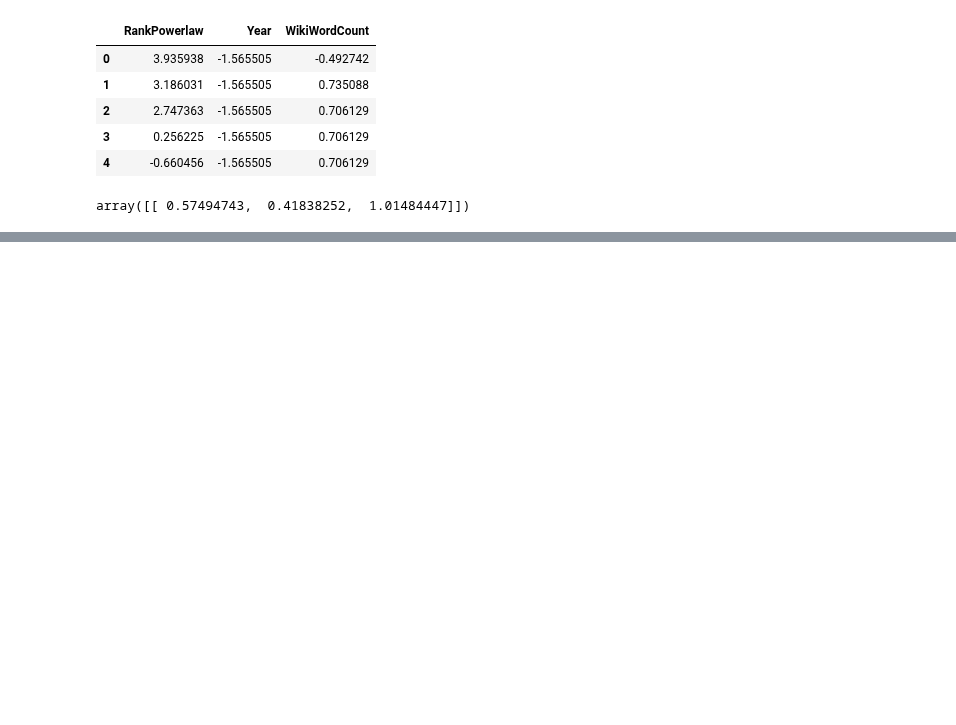
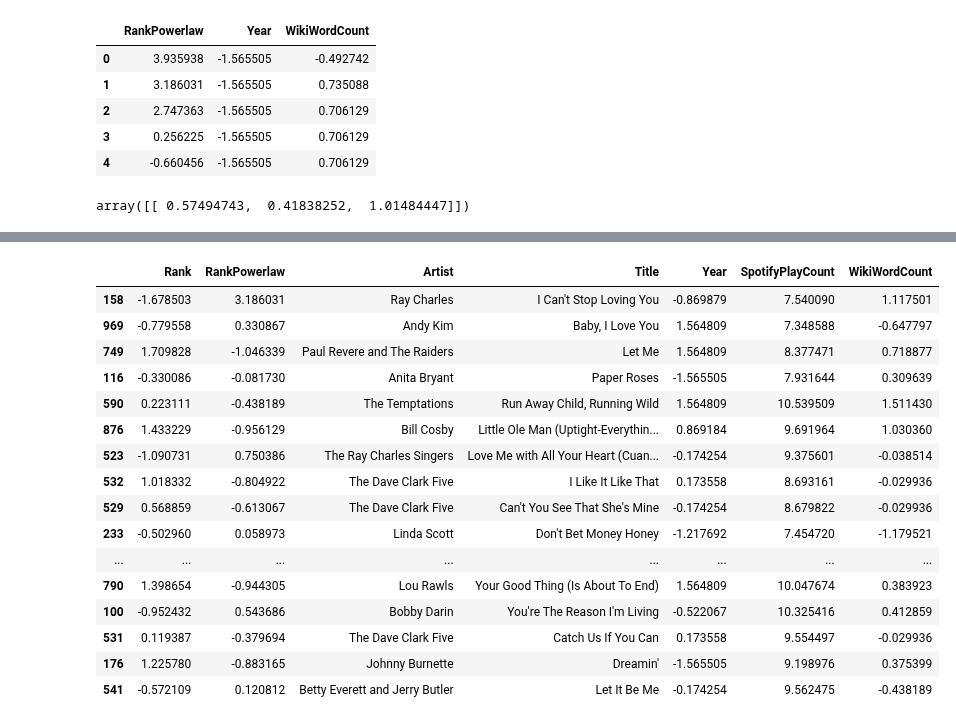
Before and after one commit to caitaozhan/CSE519-Homework-Project, a Jupyter notebook: TheProject/src/music_Caitao_new.ipynb, the cells around one changed output, grey strips where cells are left out. Drawn from its saved outputs; the diff is of its cells as text; code cells hidden in the pictures; blank space fills up the shorter version.

Commit message:
20 best and 20 worst.

```diff
--- a/TheProject/src/music_Caitao_new.ipynb
+++ b/TheProject/src/music_Caitao_new.ipynb
@@ -322,0 +347,22 @@ array([[ 0.57494743,  0.41838252,  1.01484447]])
+# %%
+worst_index = best.nsmallest(20, columns='SpotifyPlayCount').index
+# %%
+df_music.iloc[worst_index, :]
+# %% [output]
+|  | Rank | RankPowerlaw | Artist | Title | Year | SpotifyPlayCount | WikiWordCount |
+| 158 | -1.678503 | 3.186031 | Ray Charles | I Can't Stop Loving You | -0.869879 | 7.540090 | 1.117501 |
+| 969 | -0.779558 | 0.330867 | Andy Kim | Baby, I Love You | 1.564809 | 7.348588 | -0.647797 |
+| 749 | 1.709828 | -1.046339 | Paul Revere and The Raiders | Let Me | 1.564809 | 8.377471 | 0.718877 |
+| 116 | -0.330086 | -0.081730 | Anita Bryant | Paper Roses | -1.565505 | 7.931644 | 0.309639 |
+| 590 | 0.223111 | -0.438189 | The Temptations | Run Away Child, Running Wild | 1.564809 | 10.539509 | 1.511430 |
+| 876 | 1.433229 | -0.956129 | Bill Cosby | Little Ole Man (Uptight-Everythin... | 0.869184 | 9.691964 | 1.030360 |
+| 523 | -1.090731 | 0.750386 | The Ray Charles Singers | Love Me with All Your Heart (Cuan... | -0.174254 | 9.375601 | -0.038514 |
+| 532 | 1.018332 | -0.804922 | The Dave Clark Five | I Like It Like That | 0.173558 | 8.693161 | -0.029936 |
+| 529 | 0.568859 | -0.613067 | The Dave Clark Five | Can't You See That She's Mine | -0.174254 | 8.679822 | -0.029936 |
+| 233 | -0.502960 | 0.058973 | Linda Scott | Don't Bet Money Honey | -1.217692 | 7.454720 | -1.179521 |
+| ... | ... | ... | ... | ... | ... | ... | ... |
+| 790 | 1.398654 | -0.944305 | Lou Rawls | Your Good Thing (Is About To End) | 1.564809 | 10.047674 | 0.383923 |
+| 100 | -0.952432 | 0.543686 | Bobby Darin | You're The Reason I'm Living | -0.522067 | 10.325416 | 0.412859 |
+| 531 | 0.119387 | -0.379694 | The Dave Clark Five | Catch Us If You Can | 0.173558 | 9.554497 | -0.029936 |
+| 176 | 1.225780 | -0.883165 | Johnny Burnette | Dreamin' | -1.565505 | 9.198976 | 0.375399 |
+| 541 | -0.572109 | 0.120812 | Betty Everett and Jerry Butler | Let It Be Me | -0.174254 | 9.562475 | -0.438189 |
```
Also changed, not shown: parts of 3 cells of this notebook.
